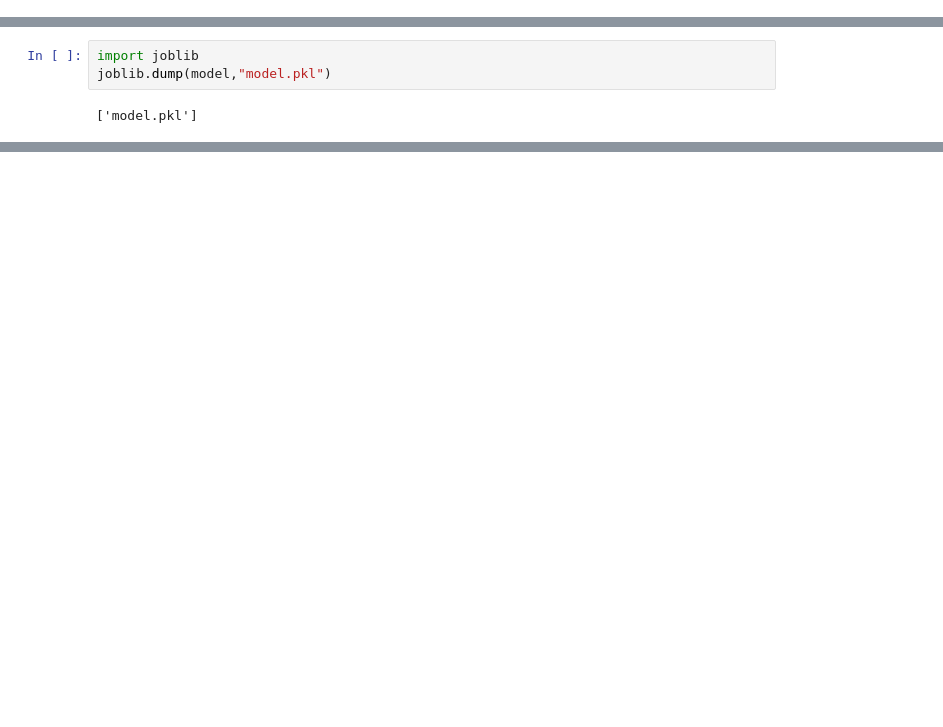
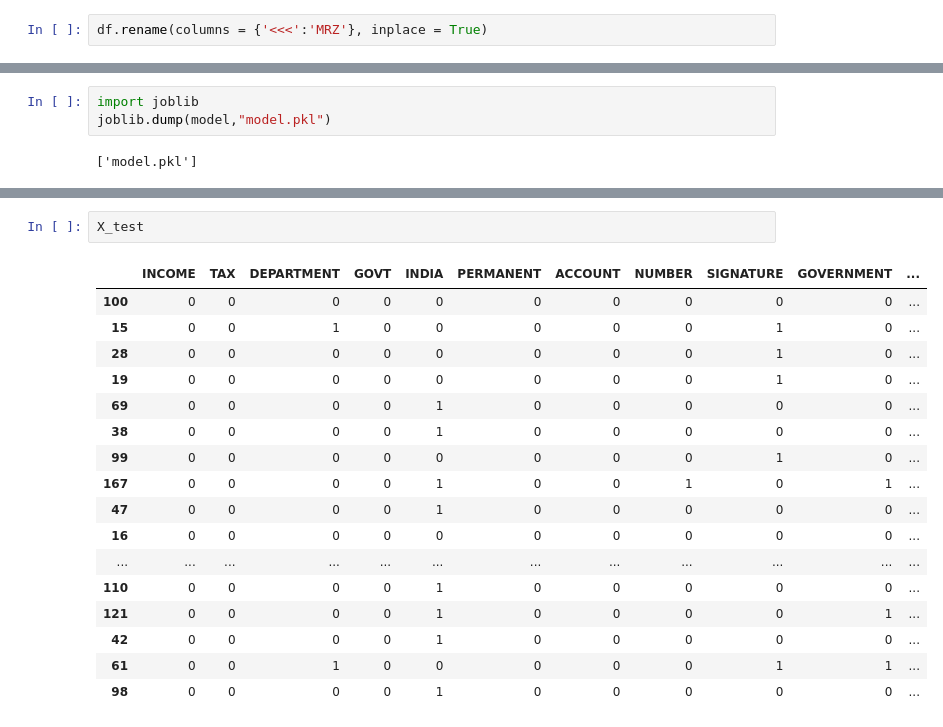
Before and after one commit to Gaurav-Jain-30088029/PI-doc-classifier, a Jupyter notebook: train.ipynb, the cells around one changed output, grey strips where cells are left out. Cells and saved outputs as stored; diff of their text form; blank space fills up the shorter version.

```diff
--- a/train.ipynb
+++ b/train.ipynb
@@ -112,3 +113,5 @@ df[df.duplicated()]
 # %%
 df = df.drop_duplicates()
+# %%
+df.rename(columns = {'<<<':'MRZ'}, inplace = True)
 # %%
@@ -189,0 +246,20 @@ joblib.dump(model,"model.pkl")
+# %%
+X_test
+# %% [output]
+|  | INCOME | TAX | DEPARTMENT | GOVT | INDIA | PERMANENT | ACCOUNT | NUMBER | SIGNATURE | GOVERNMENT | ... |
+| 100 | 0 | 0 | 0 | 0 | 0 | 0 | 0 | 0 | 0 | 0 | ... |
+| 15 | 0 | 0 | 1 | 0 | 0 | 0 | 0 | 0 | 1 | 0 | ... |
+| 28 | 0 | 0 | 0 | 0 | 0 | 0 | 0 | 0 | 1 | 0 | ... |
+| 19 | 0 | 0 | 0 | 0 | 0 | 0 | 0 | 0 | 1 | 0 | ... |
+| 69 | 0 | 0 | 0 | 0 | 1 | 0 | 0 | 0 | 0 | 0 | ... |
+| 38 | 0 | 0 | 0 | 0 | 1 | 0 | 0 | 0 | 0 | 0 | ... |
+| 99 | 0 | 0 | 0 | 0 | 0 | 0 | 0 | 0 | 1 | 0 | ... |
+| 167 | 0 | 0 | 0 | 0 | 1 | 0 | 0 | 1 | 0 | 1 | ... |
+| 47 | 0 | 0 | 0 | 0 | 1 | 0 | 0 | 0 | 0 | 0 | ... |
+| 16 | 0 | 0 | 0 | 0 | 0 | 0 | 0 | 0 | 0 | 0 | ... |
+| ... | ... | ... | ... | ... | ... | ... | ... | ... | ... | ... | ... |
+| 110 | 0 | 0 | 0 | 0 | 1 | 0 | 0 | 0 | 0 | 0 | ... |
+| 121 | 0 | 0 | 0 | 0 | 1 | 0 | 0 | 0 | 0 | 1 | ... |
+| 42 | 0 | 0 | 0 | 0 | 1 | 0 | 0 | 0 | 0 | 0 | ... |
+| 61 | 0 | 0 | 1 | 0 | 0 | 0 | 0 | 0 | 1 | 1 | ... |
+| 98 | 0 | 0 | 0 | 0 | 1 | 0 | 0 | 0 | 0 | 0 | ... |
```
Also changed, not shown: parts of 10 cells of this notebook, 46 other files.
